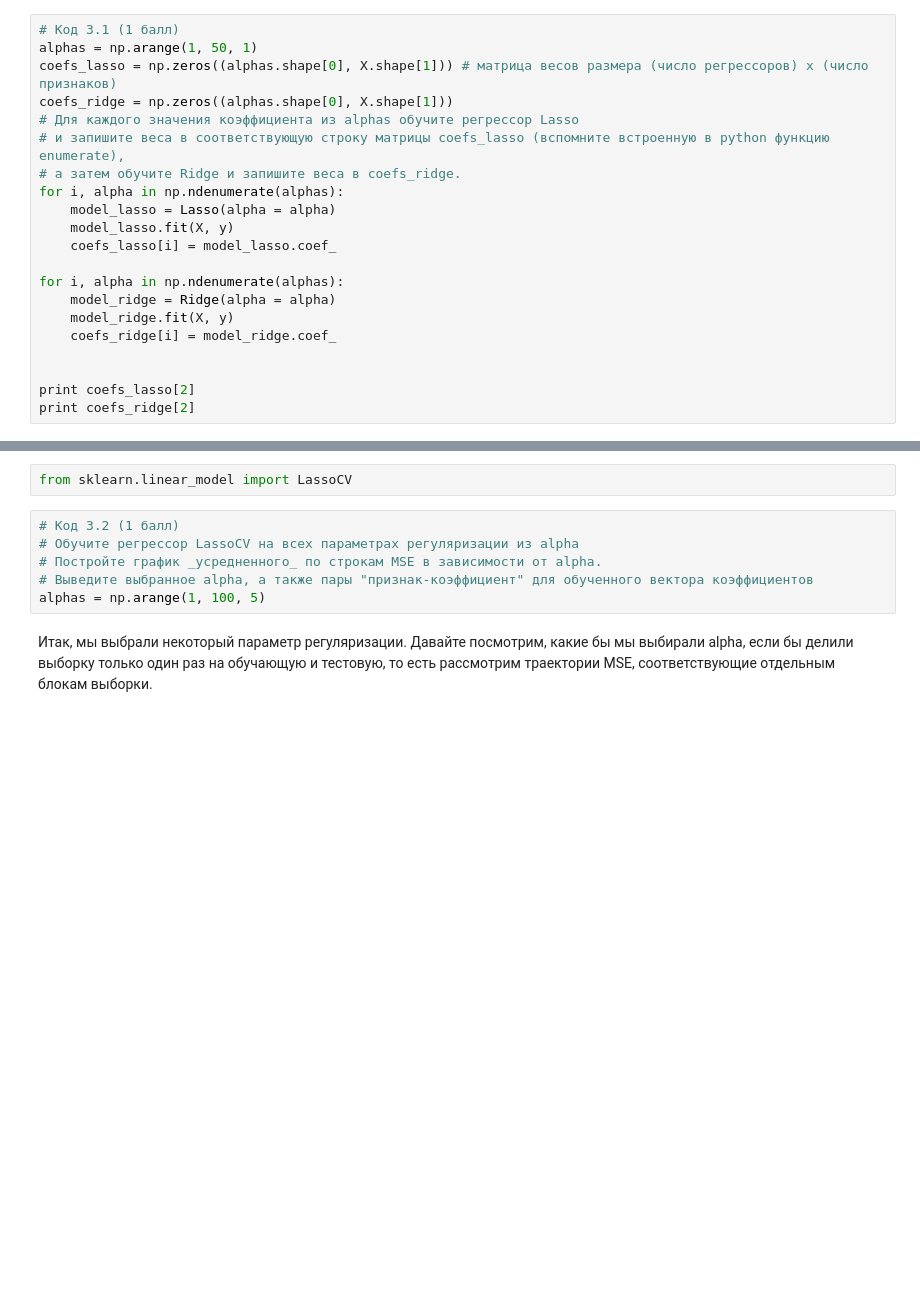
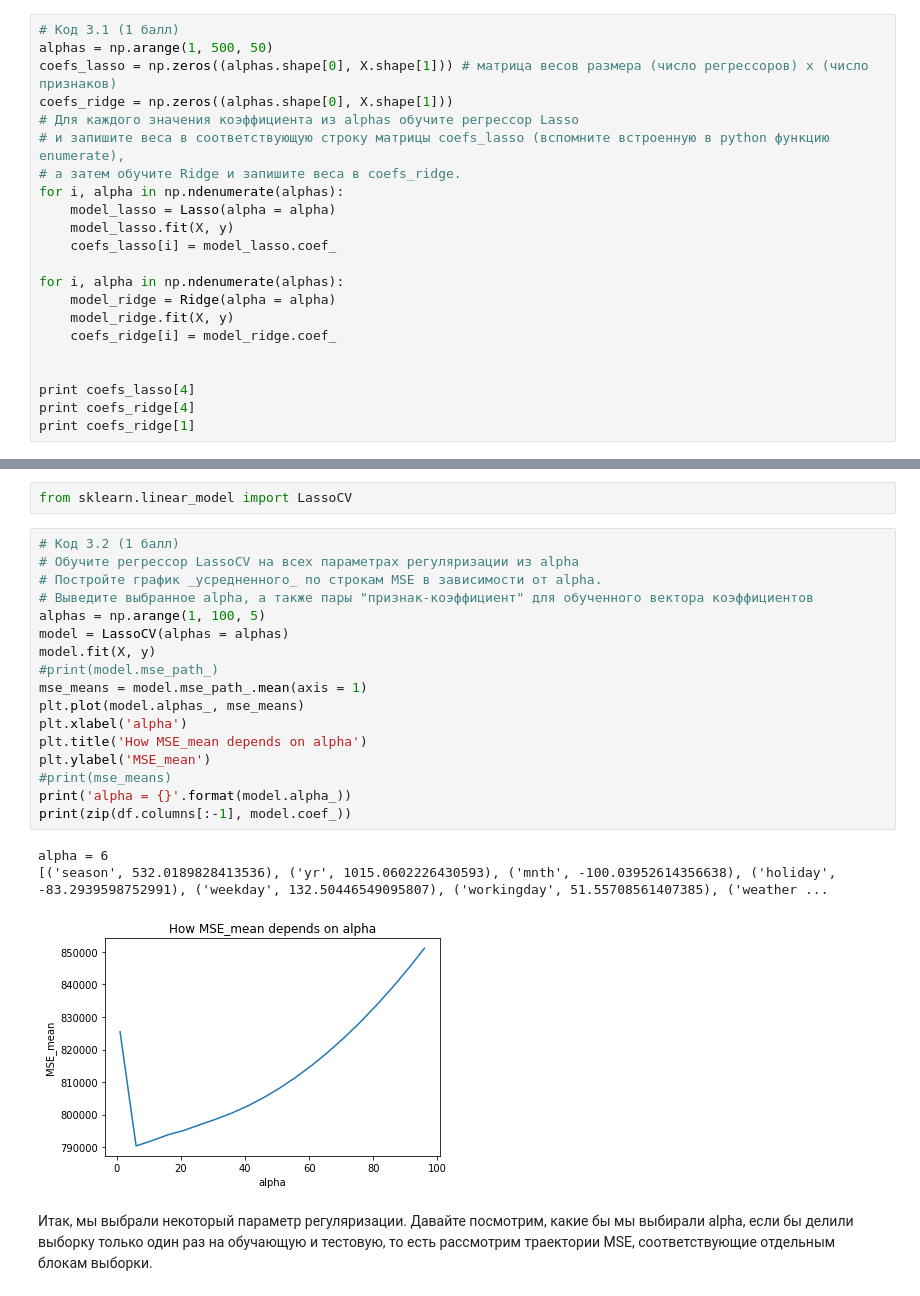
Before and after one commit to chance-comer/coursera_data_analysis_and_ML, a Jupyter notebook: Learn_on_data/OverfittingTask.ipynb, the cells around one changed output, grey strips where cells are left out. Drawn from its saved outputs; the diff is of its cells as text; blank space fills up the shorter version.

```diff
--- a/Learn_on_data/OverfittingTask.ipynb
+++ b/Learn_on_data/OverfittingTask.ipynb
@@ -208,7 +208,7 @@ print(zip(df.columns[:-1], model_ridge.coef_))
 Давайте пронаблюдаем, как меняются веса при увеличении коэффициента регуляризации $\alpha$ (в лекции коэффициент при регуляризаторе мог быть обозначен другой буквой).
 # %%
 # Код 3.1 (1 балл)
-alphas = np.arange(1, 50, 1)
+alphas = np.arange(1, 500, 50)
 coefs_lasso = np.zeros((alphas.shape[0], X.shape[1])) # матрица весов размера (число регрессоров) x (число признаков)
 coefs_ridge = np.zeros((alphas.shape[0], X.shape[1]))
 # Для каждого значения коэффициента из alphas обучите регрессор Lasso
@@ -225,6 +225,7 @@ for i, alpha in np.ndenumerate(alphas):
     coefs_ridge[i] = model_ridge.coef_
 
 
-print coefs_lasso[2]
-print coefs_ridge[2]
+print coefs_lasso[4]
+print coefs_ridge[4]
+print coefs_ridge[1]
 # %% [output]
@@ -285,9 +289,24 @@ from sklearn.linear_model import LassoCV
 # %%
 # Код 3.2 (1 балл)
 # Обучите регрессор LassoCV на всех параметрах регуляризации из alpha
 # Постройте график _усредненного_ по строкам MSE в зависимости от alpha.
 # Выведите выбранное alpha, а также пары "признак-коэффициент" для обученного вектора коэффициентов
 alphas = np.arange(1, 100, 5)
+model = LassoCV(alphas = alphas)
+model.fit(X, y)
+#print(model.mse_path_)
+mse_means = model.mse_path_.mean(axis = 1)
+plt.plot(model.alphas_, mse_means)
+plt.xlabel('alpha')
+plt.title('How MSE_mean depends on alpha')
+plt.ylabel('MSE_mean')
+#print(mse_means)
+print('alpha = {}'.format(model.alpha_))
+print(zip(df.columns[:-1], model.coef_))
+# %% [output]
+alpha = 6
+[('season', 532.0189828413536), ('yr', 1015.0602226430593), ('mnth', -100.03952614356638), ('holiday', -83.2939598752991), ('weekday', 132.50446549095807), ('workingday', 51.55708561407385), ('weather ...
+[figure, added]
 # %% [markdown]
 Итак, мы выбрали некоторый параметр регуляризации. Давайте посмотрим, какие бы мы выбирали alpha, если бы делили выборку только один раз на обучающую и тестовую, то есть рассмотрим траектории MSE, соответствующие отдельным блокам выборки.
 # %%
```
Also changed, not shown: parts of 6 cells of this notebook, 1 other file.
